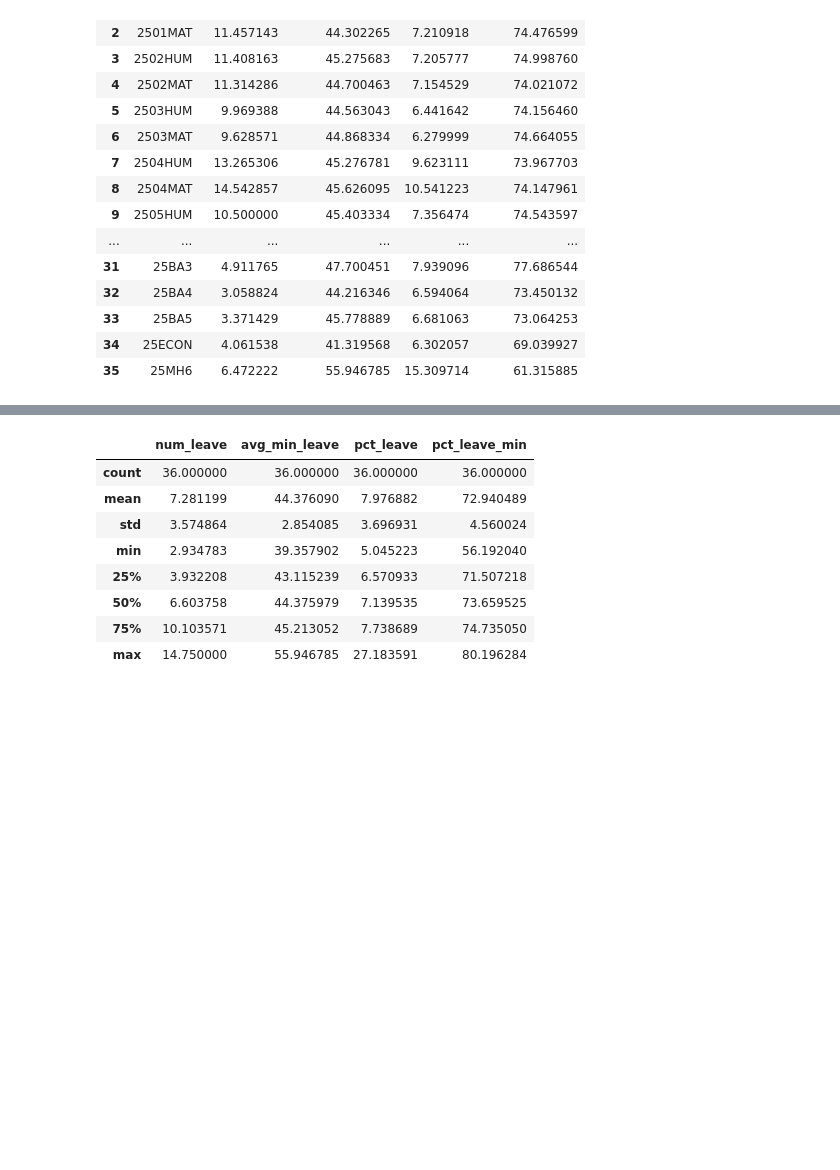
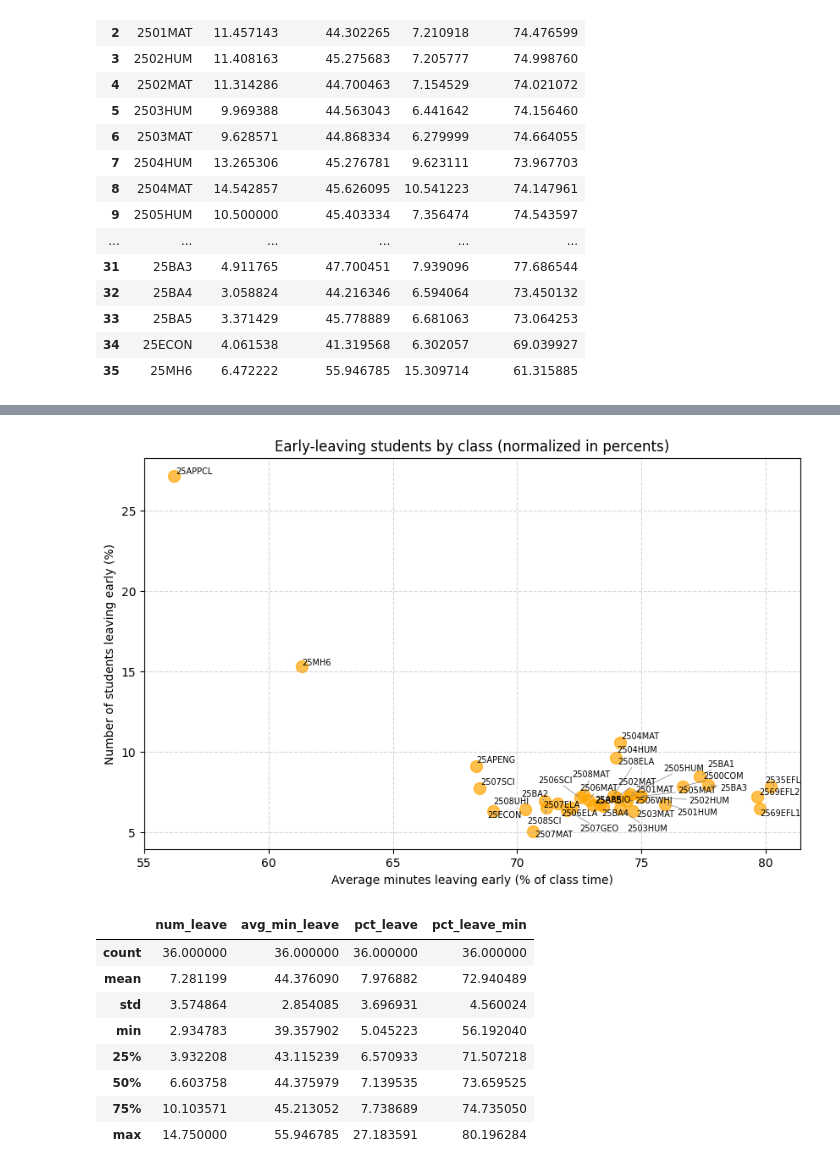
Before and after one commit to tthvan/Customer-Retention-Analysis, a Jupyter notebook: cleanin.ipynb, the cells around one changed output, grey strips where cells are left out. Saved outputs shown, nothing was run; the diff lists cells and outputs as text; code cells hidden in the pictures; blank space fills up the shorter version.

```diff
--- a/cleanin.ipynb
+++ b/cleanin.ipynb
@@ -737,3 +739,38 @@ plt.show()
+# %%
+plt.figure(figsize=(10,6))
+
+plt.scatter(
+    leave_stats_by_class['pct_leave_min'],
+    leave_stats_by_class['pct_leave'],
+    color='orange',
+    s=100,
+    alpha=0.7
+)
+
+# Collect text objects
+texts = []
+for i, row in leave_stats_by_class.iterrows():
+    texts.append(
+        plt.text(
+            row['pct_leave_min'],
+            row['pct_leave'],
+            row['Topic'],
+            fontsize=7
+        )
+    )
+
+# Automatically adjust labels to avoid overlap
+adjust_text(texts, arrowprops=dict(arrowstyle='->', color='gray', lw=0.5))
+
+# Labels & title
+plt.xlabel('Average minutes leaving early (% of class time)')
+plt.ylabel('Number of students leaving early (%)')
+plt.title('Early-leaving students by class (normalized in percents)')
+plt.grid(True, linestyle='--', alpha=0.5)
+
+plt.show()
+# %% [output]
+[figure, added]
 # %%
 leave_stats_by_class.describe()
 # %% [output]
```
Also changed, not shown: parts of 5 cells of this notebook.
